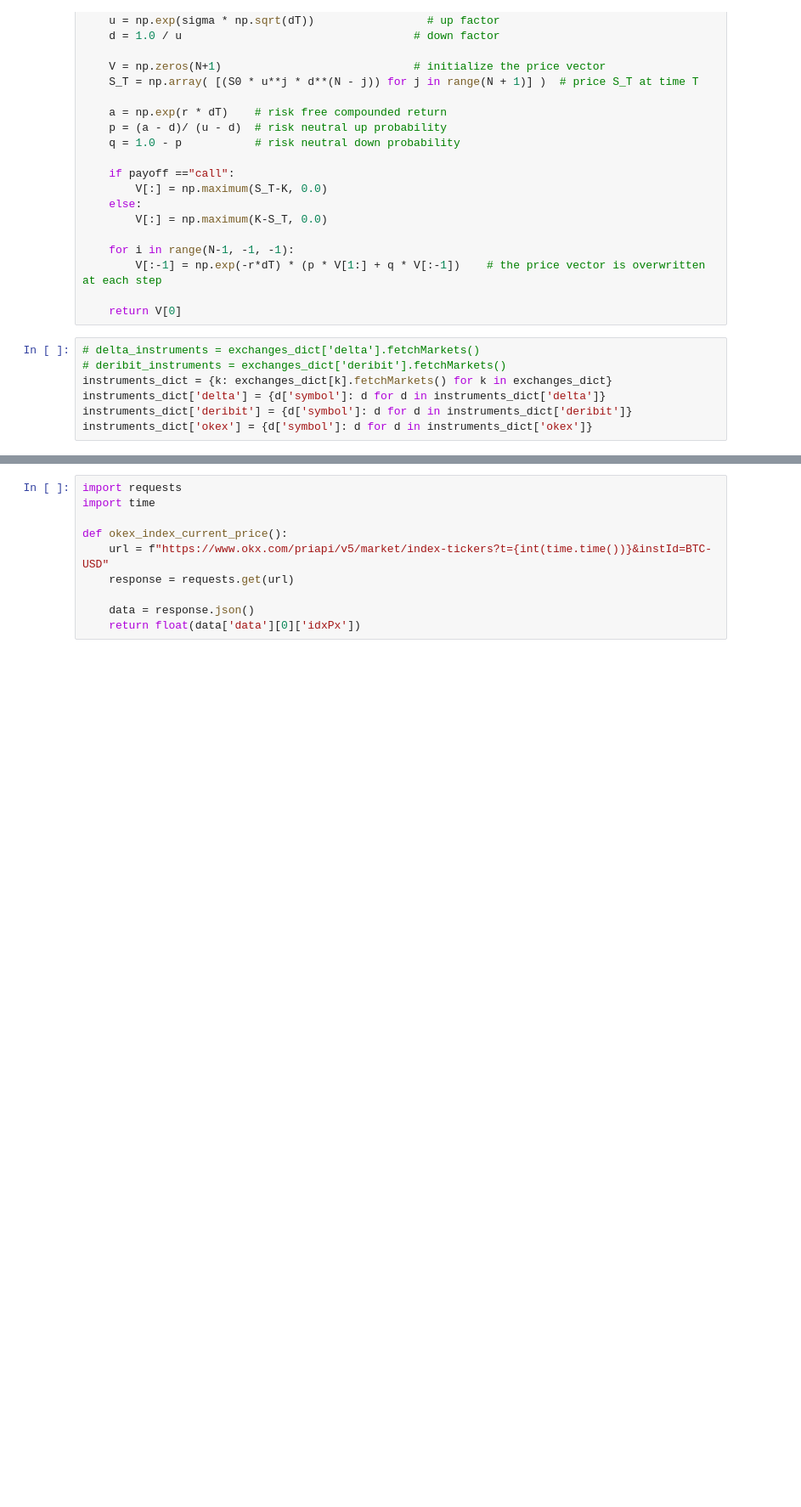
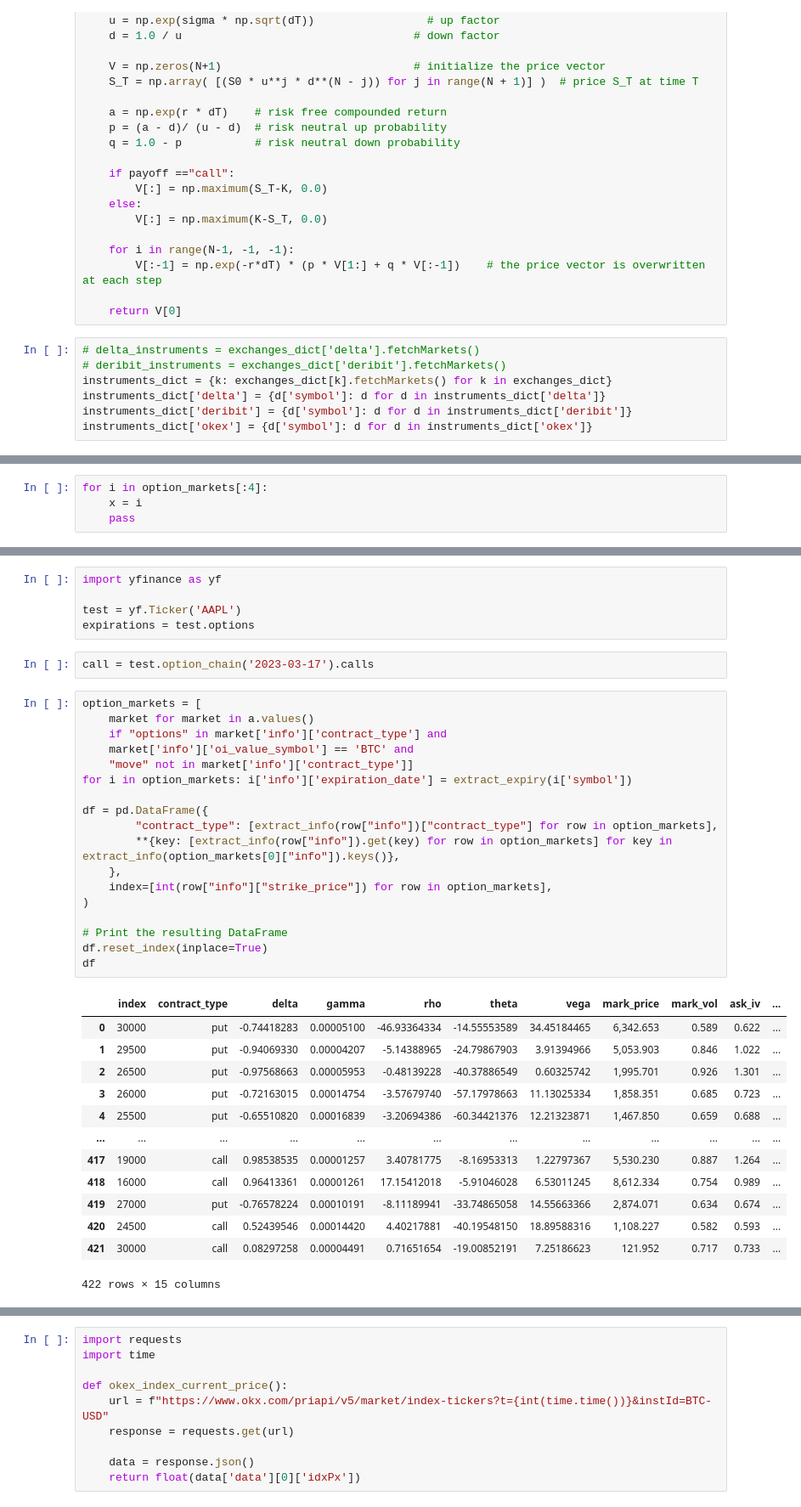
Before and after one commit to Altway/data-acc, a Jupyter notebook: delta_exchange_api.ipynb, the cells around one changed output, grey strips where cells are left out. Shown at 85% size. Cells and saved outputs as stored; diff of their text form; blank space fills up the shorter version.

```diff
--- a/delta_exchange_api.ipynb
+++ b/delta_exchange_api.ipynb
@@ -118,0 +148,4 @@ dict_keys(['BTC/USDT', 'ETH/USDT', 'OKB/USDT', 'OKT/USDT', 'LTC/USDT', 'DOT/USDT
+# %%
+for i in option_markets[:4]:
+    x = i
+    pass
@@ -118,0 +223,39 @@ dict_keys(['BTC/USDT', 'ETH/USDT', 'OKB/USDT', 'OKT/USDT', 'LTC/USDT', 'DOT/USDT
+# %%
+import yfinance as yf
+
+test = yf.Ticker('AAPL')
+expirations = test.options
+# %%
+call = test.option_chain('2023-03-17').calls
+# %%
+option_markets = [
+    market for market in a.values()
+    if "options" in market['info']['contract_type'] and
+    market['info']['oi_value_symbol'] == 'BTC' and
+    "move" not in market['info']['contract_type']]
+for i in option_markets: i['info']['expiration_date'] = extract_expiry(i['symbol'])
+
+df = pd.DataFrame({
+        "contract_type": [extract_info(row["info"])["contract_type"] for row in option_markets],
+        **{key: [extract_info(row["info"]).get(key) for row in option_markets] for key in extract_info(option_markets[0]["info"]).keys()},
+    },
+    index=[int(row["info"]["strike_price"]) for row in option_markets],
+)
+
+# Print the resulting DataFrame
+df.reset_index(inplace=True)
+df
+# %% [output]
+|  | index | contract_type | delta | gamma | rho | theta | vega | mark_price | mark_vol | ask_iv | ... |
+| 0 | 30000 | put | -0.74418283 | 0.00005100 | -46.93364334 | -14.55553589 | 34.45184465 | 6,342.653 | 0.589 | 0.622 | ... |
+| 1 | 29500 | put | -0.94069330 | 0.00004207 | -5.14388965 | -24.79867903 | 3.91394966 | 5,053.903 | 0.846 | 1.022 | ... |
+| 2 | 26500 | put | -0.97568663 | 0.00005953 | -0.48139228 | -40.37886549 | 0.60325742 | 1,995.701 | 0.926 | 1.301 | ... |
+| 3 | 26000 | put | -0.72163015 | 0.00014754 | -3.57679740 | -57.17978663 | 11.13025334 | 1,858.351 | 0.685 | 0.723 | ... |
+| 4 | 25500 | put | -0.65510820 | 0.00016839 | -3.20694386 | -60.34421376 | 12.21323871 | 1,467.850 | 0.659 | 0.688 | ... |
+| ... | ... | ... | ... | ... | ... | ... | ... | ... | ... | ... | ... |
+| 417 | 19000 | call | 0.98538535 | 0.00001257 | 3.40781775 | -8.16953313 | 1.22797367 | 5,530.230 | 0.887 | 1.264 | ... |
+| 418 | 16000 | call | 0.96413361 | 0.00001261 | 17.15412018 | -5.91046028 | 6.53011245 | 8,612.334 | 0.754 | 0.989 | ... |
+| 419 | 27000 | put | -0.76578224 | 0.00010191 | -8.11189941 | -33.74865058 | 14.55663366 | 2,874.071 | 0.634 | 0.674 | ... |
+| 420 | 24500 | call | 0.52439546 | 0.00014420 | 4.40217881 | -40.19548150 | 18.89588316 | 1,108.227 | 0.582 | 0.593 | ... |
+| 421 | 30000 | call | 0.08297258 | 0.00004491 | 0.71651654 | -19.00852191 | 7.25186623 | 121.952 | 0.717 | 0.733 | ... |
+422 rows × 15 columns
```
Also changed, not shown: parts of 17 cells of this notebook.
